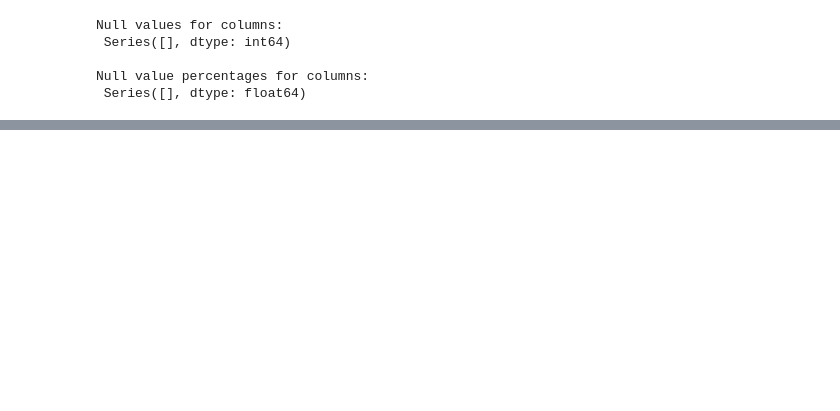
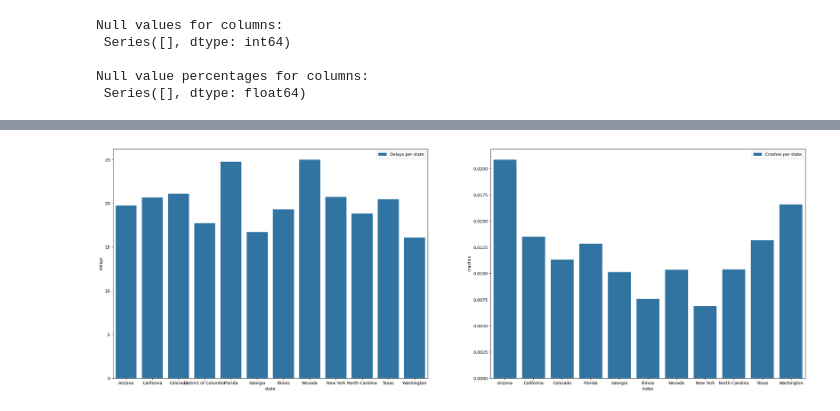
Before and after one commit to devparikh0506/DATA-601, a Jupyter notebook: final-project/601_Final_Project.ipynb, the cells around one changed output, grey strips where cells are left out. Drawn from its saved outputs; the diff is of its cells as text; code cells hidden in the pictures; blank space fills up the shorter version.

```diff
--- a/final-project/601_Final_Project.ipynb
+++ b/final-project/601_Final_Project.ipynb
@@ -427,0 +557,11 @@ df.crash_data.head()
+# %%
+top_states = df.delay.groupby('state')['arr_flights'].sum().reset_index(name="flights").sort_values(by='flights', ascending=False).query('flights >= 200000')['state'].values.tolist()
+top_states_df = df.delay.loc[df.delay['state'].isin(top_states)]
+crashes_proportion_by_state = ((df.crash_data.groupby('State').size() / df.delay.groupby('state')['arr_flights'].sum()) * 100).dropna().reset_index(name="crashes")
+crashes_proportion_by_state = crashes_proportion_by_state.loc[crashes_proportion_by_state['index'].isin(top_states)]
+fig, axes = plt.subplots(1,2,figsize=(30,10))
+_ = sns.barplot(((top_states_df.groupby('state')['arr_del15'].sum() / top_states_df.groupby('state')['arr_flights'].sum()) * 100).reset_index(name='delays'), x='state', y='delays',ax=axes[0],label='Delays per state')
+_ = sns.barplot(crashes_proportion_by_state, x='index', y='crashes',ax=axes[1], label='Crashes per state')
+plt.show()
+# %% [output]
+[figure, added]
```
Also changed, not shown: parts of 43 cells of this notebook.
